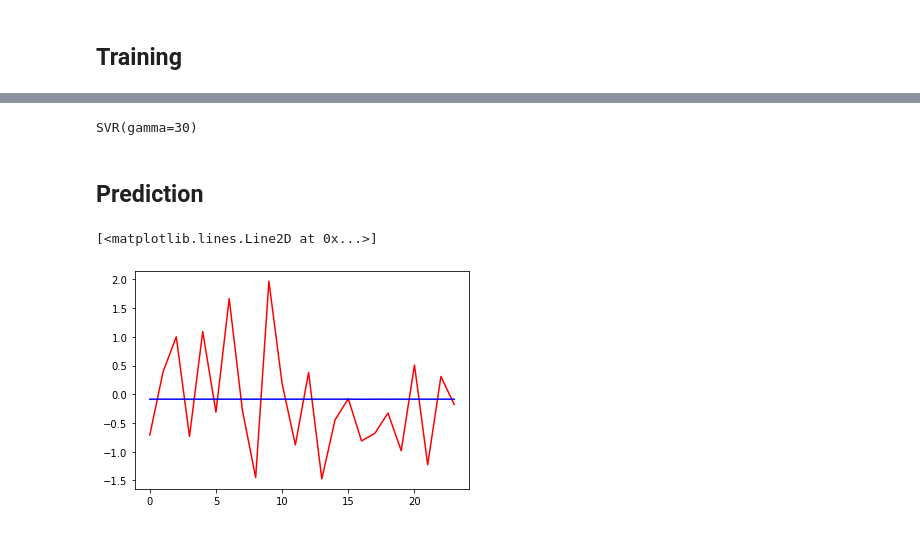
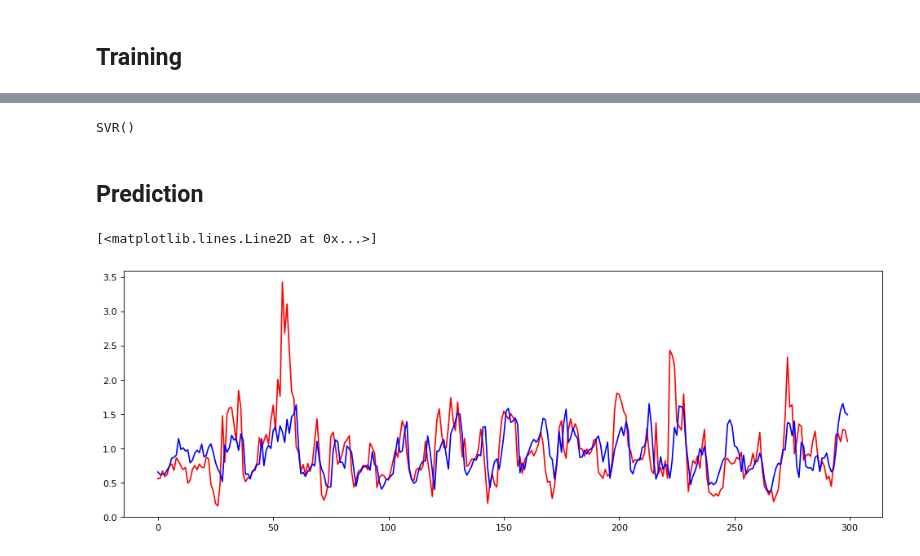
Before and after one commit to joaonpsilva/Tese_House_Energy_Prediciton, a Jupyter notebook: Energy_Pred.ipynb, the cells around one changed output, grey strips where cells are left out. Saved outputs shown, nothing was run; the diff lists cells and outputs as text; code cells hidden in the pictures.

```diff
--- a/Energy_Pred.ipynb
+++ b/Energy_Pred.ipynb
@@ -196,0 +237,7 @@ plt.plot(y[:24])
+# %%
+features.drop(features.tail(1).index,inplace=True) #drop last row
+use = use.iloc[1:]   #drop first row
+
+
+print(features.shape)
+print(use.shape)
@@ -197,13 +251,9 @@ plt.plot(y[:24])
 # %% [markdown]
 ## Training
 # %%
-x = x.values
-y = y.values.reshape(-1, 1)
+x = features.values
+y = use.values.reshape(-1, 1)
 
 #ultimas 720 horas, 1 mes
-x = x[-720:]
-y = y[-720:]
-
-
-print(x.shape)
-print(y.shape)
+x = x[-4000:]
+y = y[-4000:]
@@ -227,0 +265,14 @@ print(x_test.shape)
+# %%
+#_train, x_test, y_train, y_test = train_test_split(X,Y, test_size=300, shuffle=False)
+
+x_train = X[:-300]
+x_test = X[-300:]
+y_train = Y[]:-300]
+y_test = Y[-300:]
+
+
+
+print("X Train: ", x_train.shape)
+print("X Test: ", x_test.shape)
+print("Y Train: ", y_train.shape)
+print("Y Test: ", y_test.shape)
@@ -228,17 +281,20 @@ print(x_test.shape)
 # %%
-regressor = SVR(kernel = 'rbf', gamma=30)
+regressor = SVR(kernel = 'rbf')
+regressor.fit(x_train, y_train)
+# %% [output]
+SVR()
-# %%
-regressor.fit(x_train, y_train)
-# %% [output]
-SVR(gamma=30)
 # %% [markdown]
 ## Prediction
 # %%
 y_pred = regressor.predict(x_test)
 # %%
+y_test = st_y.inverse_transform(y_test)
+y_pred = st_y.inverse_transform(y_pred)
+
+plt.figure(figsize=(15, 5), dpi=80)
 plt.plot(range(len(x_test)), y_test, color='red')
 plt.plot(range(len(x_test)), y_pred, color='blue')
 # %% [output]
 [<matplotlib.lines.Line2D at 0x...>]
-[figure, old version]
+[figure, new version]
 # %%
```
Also changed, not shown: parts of 11 cells of this notebook.
